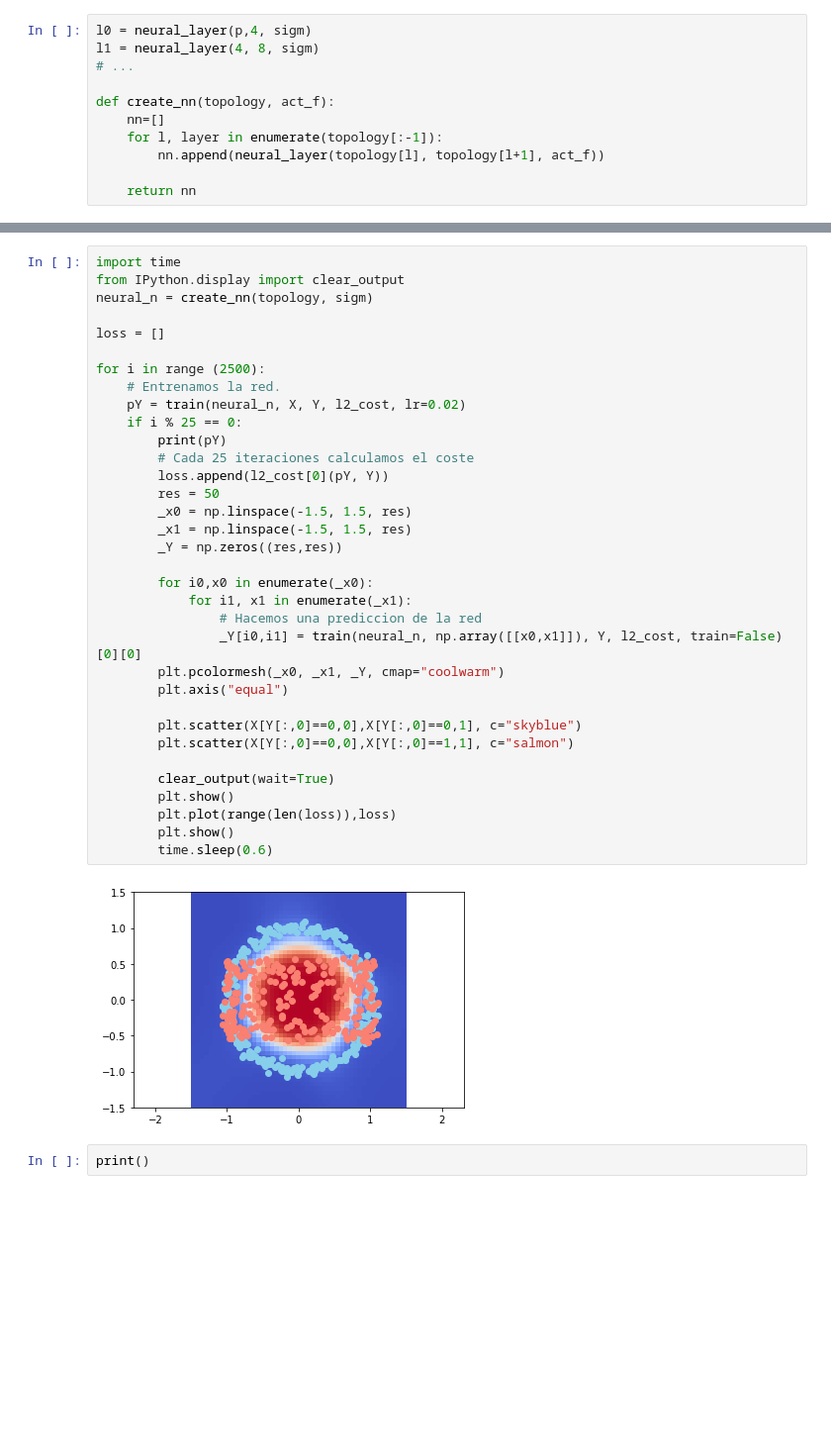
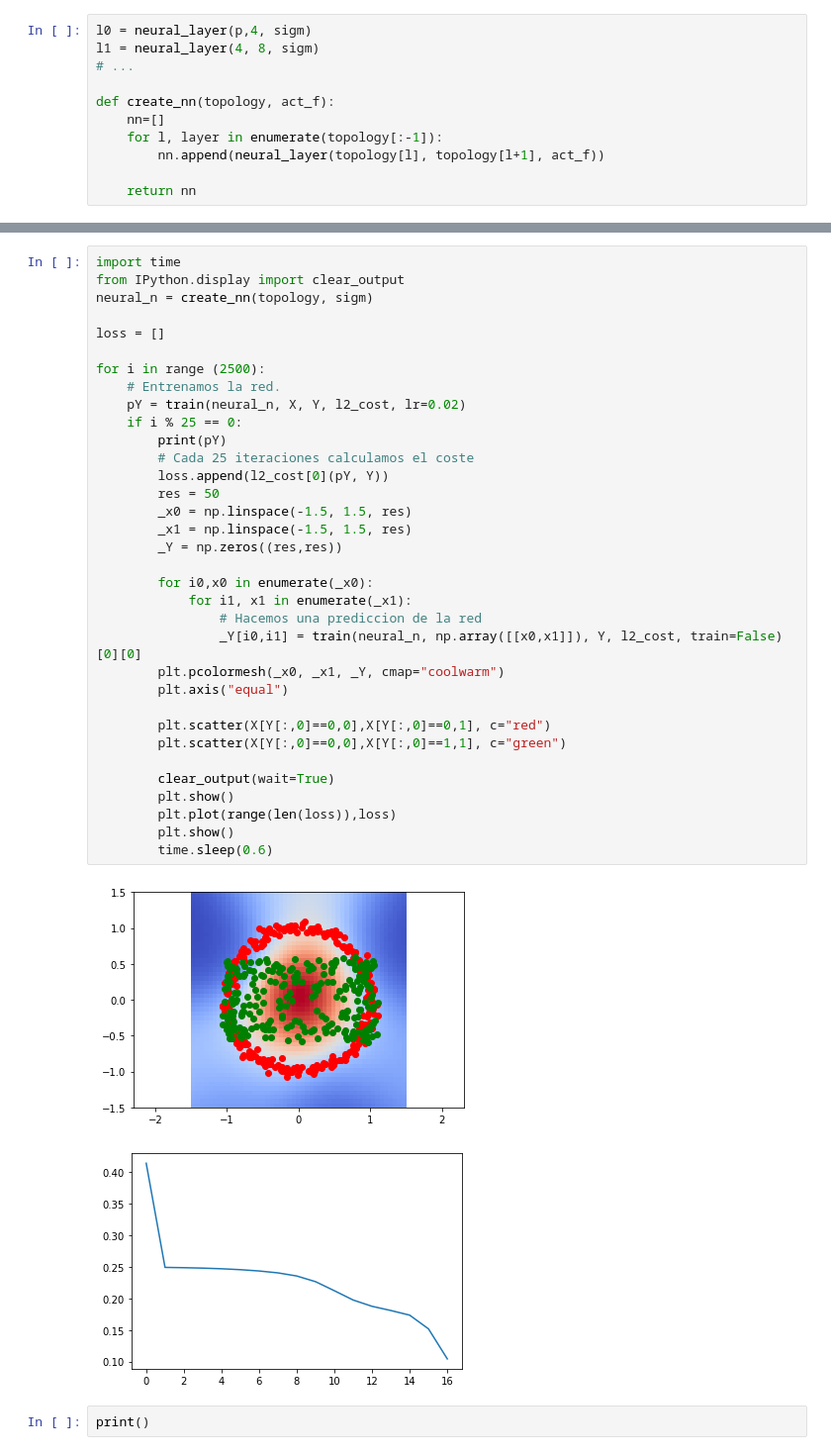
Before and after one commit to chunche95/IntroMachineLearning, a Jupyter notebook: contents/Programas/Untitled.ipynb, the cells around one changed output, grey strips where cells are left out. Shown: that part at 99% size. Saved outputs shown, nothing was run; the diff lists cells and outputs as text; blank space fills up the shorter version.

```diff
--- a/contents/Programas/Untitled.ipynb
+++ b/contents/Programas/Untitled.ipynb
@@ -135,35 +135,36 @@ from IPython.display import clear_output
 neural_n = create_nn(topology, sigm)
 
 loss = []
 
 for i in range (2500):
     # Entrenamos la red.
     pY = train(neural_n, X, Y, l2_cost, lr=0.02)
     if i % 25 == 0:
         print(pY)
         # Cada 25 iteraciones calculamos el coste
         loss.append(l2_cost[0](pY, Y))
         res = 50
         _x0 = np.linspace(-1.5, 1.5, res)
         _x1 = np.linspace(-1.5, 1.5, res)
         _Y = np.zeros((res,res))
 
         for i0,x0 in enumerate(_x0):
             for i1, x1 in enumerate(_x1):
                 # Hacemos una prediccion de la red
                 _Y[i0,i1] = train(neural_n, np.array([[x0,x1]]), Y, l2_cost, train=False)[0][0]
         plt.pcolormesh(_x0, _x1, _Y, cmap="coolwarm")
         plt.axis("equal")
 
-        plt.scatter(X[Y[:,0]==0,0],X[Y[:,0]==0,1], c="skyblue")
-        plt.scatter(X[Y[:,0]==0,0],X[Y[:,0]==1,1], c="salmon")
+        plt.scatter(X[Y[:,0]==0,0],X[Y[:,0]==0,1], c="red")
+        plt.scatter(X[Y[:,0]==0,0],X[Y[:,0]==1,1], c="green")
 
         clear_output(wait=True)
         plt.show()
         plt.plot(range(len(loss)),loss)
         plt.show()
         time.sleep(0.6)
 # %% [output]
-[figure, old version]
+[figure, new version]
+[figure, added]
 # %%
 print()
```
